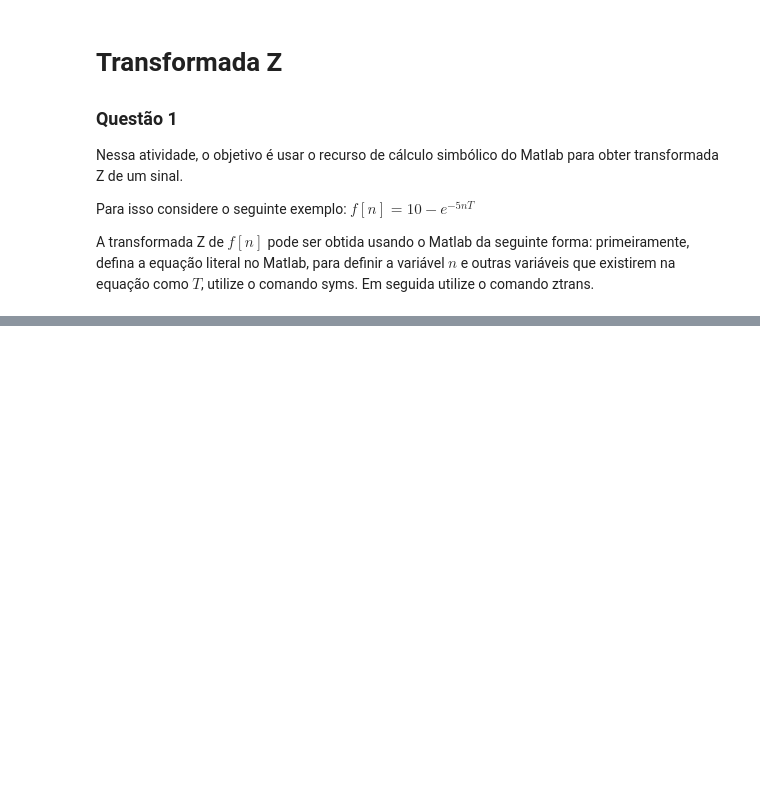
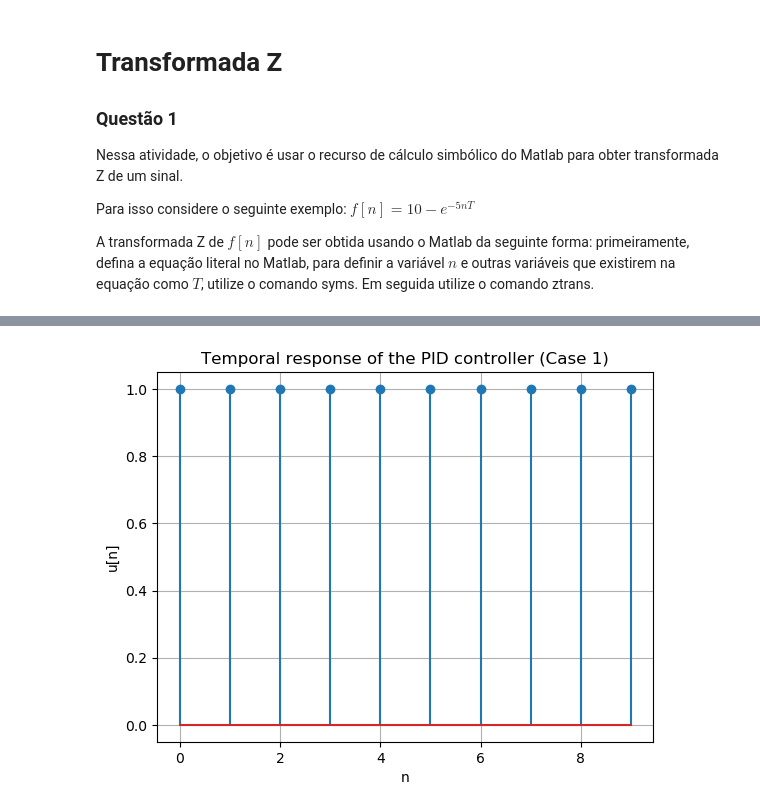
Before and after one commit to gianvstheworld/digital_control, a Jupyter notebook: z_transform/transform.ipynb, the cells around one changed output, grey strips where cells are left out. Saved outputs shown, nothing was run; the diff lists cells and outputs as text; code cells hidden in the pictures; blank space fills up the shorter version.

```diff
--- a/z_transform/transform.ipynb
+++ b/z_transform/transform.ipynb
@@ -68,0 +393,86 @@ T⋅z⋅(z - 1.0)
+# %%
+def pid_response(K_P, K_I, K_D, E_z):
+    """
+    Function to compute the response of a PID controller to an error signal E(z)
+
+    Parameters:
+    K_P (float): Proportional gain
+    K_I (float): Integral gain
+    K_D (float): Derivative gain
+    E_z (sympy expression): The error signal in the Z domain
+
+    Returns:
+    u_n (sympy expression): The response of the PID controller
+    """
+    # Define the transfer function of the PID controller
+    C_z = K_P + (T / 2) * (z + 1) / (z - 1) * K_I + (z - 1) / (T * z) * K_D
+
+    # Calculate the control signal U(z)
+    U_z = C_z * E_z
+
+    # Aplly the inverse Z-transform to get the control signal u[n]
+    u_n = U_z.IZT(causal=True)
+
+    return u_n
+
+# Transfer function of the error signal
+E_z = z / (z - 1)
+
+# Define the values of n
+n_values = np.arange(10)
+
+print("Case 1: K_P = 1, K_I = 0, K_D = 0")
+u_n_1 = pid_response(1, 0, 0, E_z)
+signal_1 = PlotExpr(n_values, u_n_1, LIM=10)
+
+plt.stem(n_values, signal_1, use_line_collection=True)
+plt.title('Temporal response of the PID controller (Case 1)')
+plt.xlabel('n')
+plt.ylabel('u[n]')
+plt.grid(True)
+plt.show()
+
+print("Case 2: K_P = 10, K_I = 0, K_D = 0")
+u_n_2 = pid_response(10, 0, 0, E_z)
+signal_2 = PlotExpr(n_values, u_n_2, LIM=10)
+
+plt.stem(n_values, signal_2, use_line_collection=True)
+plt.title('Temporal response of the PID controller (Case 2)')
+plt.xlabel('n')
+plt.ylabel('u[n]')
+plt.grid(True)
+plt.show()
+
+print("Case 3: K_P = 1, K_I = 1, K_D = 0")
+u_n_3 = pid_response(1, 1, 0, E_z)
+signal_3 = PlotExpr(n_values, u_n_3, LIM=10)
+
+plt.stem(n_values, signal_3, use_line_collection=True)
+plt.title('Temporal response of the PID controller (Case 3)')
+plt.xlabel('n')
+plt.ylabel('u[n]')
+plt.grid(True)
+plt.show()
+
+print("Case 4: K_P = 1, K_I = 10, K_D = 0")
+u_n_4 = pid_response(1, 10, 0, E_z)
+signal_4 = PlotExpr(n_values, u_n_4, LIM=10)
+
+plt.stem(n_values, signal_4, use_line_collection=True)
+plt.title('Temporal response of the PID controller (Case 4)')
+plt.xlabel('n')
+plt.ylabel('u[n]')
+plt.grid(True)
+plt.show()
+
+print("Case 5: K_P = 1, K_I = 0, K_D = 1")
+u_n_5 = pid_response(1, 0, 1, E_z)
+signal_5 = PlotExpr(n_values, u_n_5, LIM=10)
+
+plt.stem(n_values, signal_5, use_line_collection=True)
+plt.title('Temporal response of the PID controller (Case 5)')
+plt.xlabel('n')
+plt.ylabel('u[n]')
+plt.grid(True)
+plt.show()
+# %% [output]
@@ -68,0 +480 @@ T⋅z⋅(z - 1.0)
+[figure, added]
```
Also changed, not shown: parts of 18 cells of this notebook, 2 other files.
